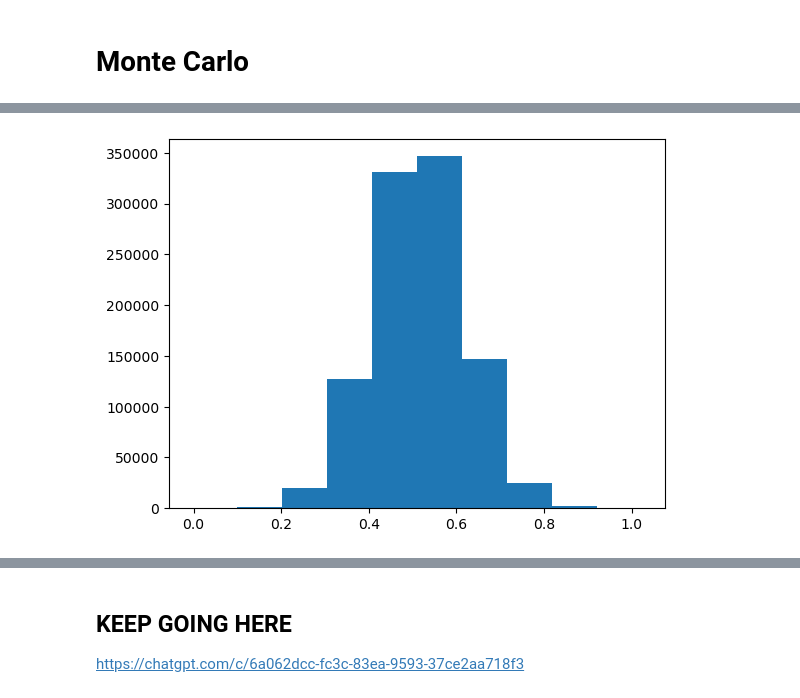
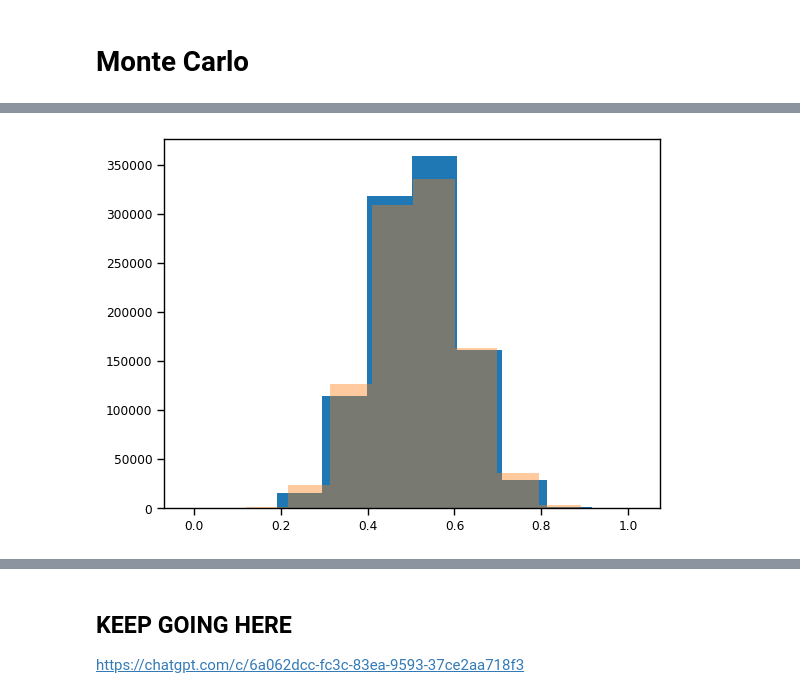
Before and after one commit to vtcooper/bayecs, a Jupyter notebook: grl_eei.ipynb, the cells around one changed output, grey strips where cells are left out. Drawn from its saved outputs; the diff is of its cells as text; code cells hidden in the pictures.

```diff
--- a/grl_eei.ipynb
+++ b/grl_eei.ipynb
@@ -250,2 +316,36 @@ dlamb_sig = 0.29 # all spread, including ic error
+# %%
+## add internal low-frequency variability in 23-year N and T trends
+## estimated from non-overlapping piControl blocks in CESM2 and MPI-ESM1-2-LR
+
+iv_cov_cesm2 = np.array([
+    [0.048707**2, -0.001062],
+    [-0.001062,  0.104263**2],
+])
+
+iv_cov_mpi = np.array([
+    [0.063137**2, -0.003081],
+    [-0.003081,  0.080356**2],
+])
+
+## simple equal-model average covariance matrix
+iv_cov = 0.5 * (iv_cov_cesm2 + iv_cov_mpi)
 # %% [markdown]
 # Monte Carlo
+# %%
+## rows are [dT internal variability, dN internal variability]
+iv_err = rng.multivariate_normal(
+    mean=[0.0, 0.0],
+    cov=iv_cov,
+    size=mc_n,
+)
+
+Tdot_ens_iv = iv_err[:, 0]
+Ndot_ens_iv = iv_err[:, 1]
+
+print("internal variability covariance matrix:")
+print(pd.DataFrame(iv_cov, index=["dTdt", "dNdt"], columns=["dTdt", "dNdt"]))
+
+print("\nadded internal variability:")
+print("sigma dTdt =", np.sqrt(iv_cov[0, 0]).round(4), "K/dec")
+print("sigma dNdt =", np.sqrt(iv_cov[1, 1]).round(4), "W/m2/dec")
+print("corr =", (iv_cov[0, 1] / np.sqrt(iv_cov[0, 0] * iv_cov[1, 1])).round(3))
@@ -266,10 +377,11 @@ plt.show()
 # %%
 ## N
-Ndot_ens = rng.normal(loc=dNdt_mu, scale=dNdt_sig, size=mc_n)
+Ndot_ens = rng.normal(loc=dNdt_mu, scale=dNdt_sig, size=mc_n) + Ndot_ens_iv/10
 plt.hist(Ndot_ens)
+plt.hist(rng.normal(loc=dNdt_mu, scale=dNdt_sig, size=mc_n),alpha=0.4)
 plt.show()
 # %% [output]
-[figure, old version]
+[figure, new version]
 # %%
 ## F
 Fdot_ens = rng.normal(loc=dFdt_mu, scale=dFdt_sig, size=mc_n)
```
Also changed, not shown: parts of 44 cells of this notebook.
